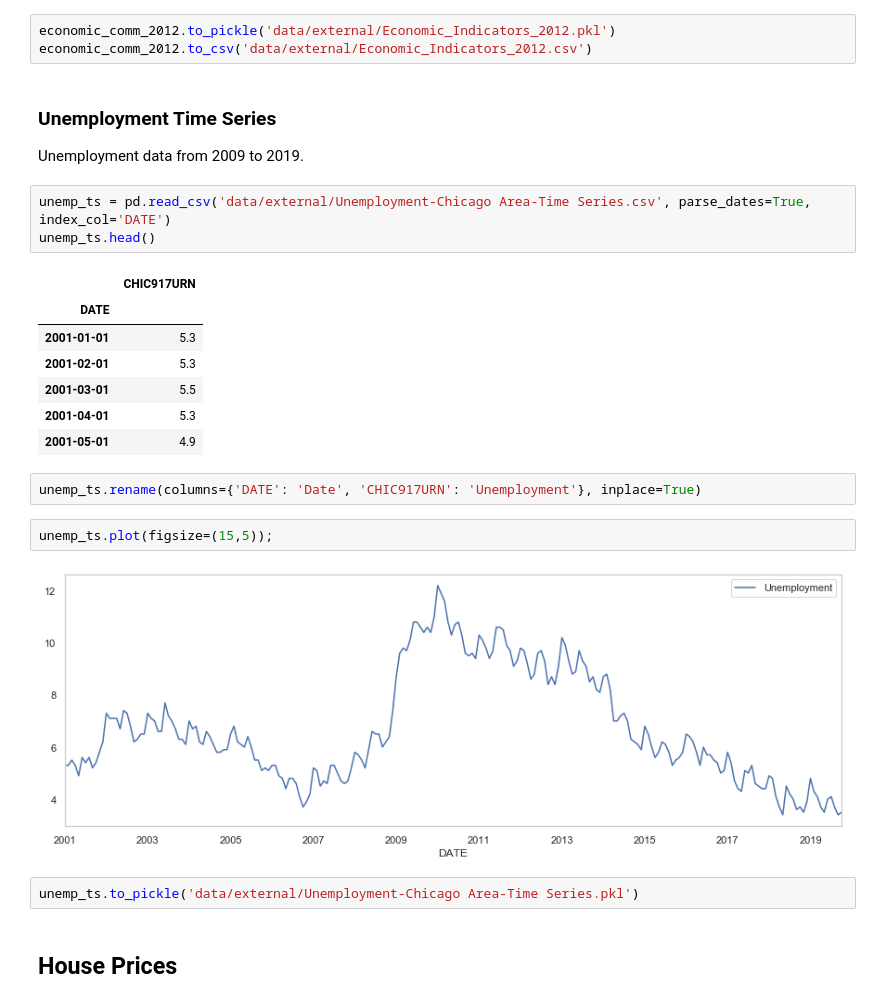
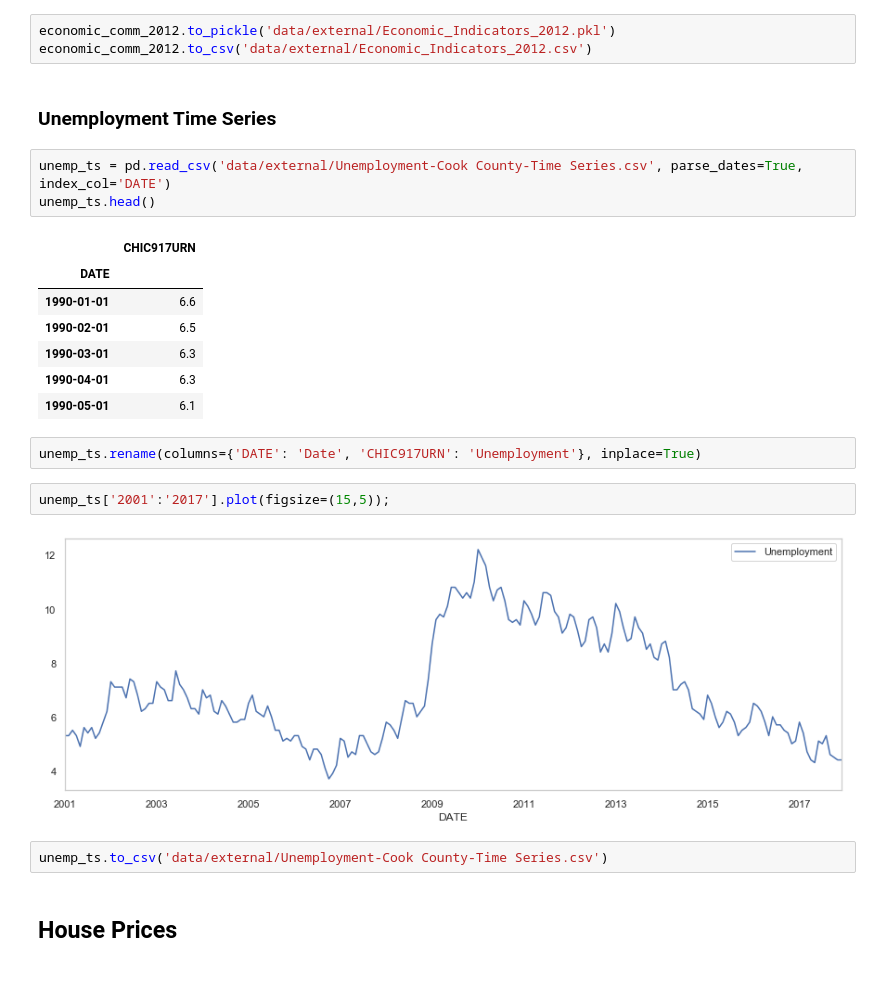
Before and after one commit to vbernardes/chicago-crime-dataviz, a Jupyter notebook: Process External Data.ipynb, the cells around one changed output. Drawn from its saved outputs; the diff is of its cells as text.

Commit message:
Update unemployment data to Cook County

```diff
--- a/Process External Data.ipynb
+++ b/Process External Data.ipynb
@@ -140,27 +140,25 @@ economic_comm_2012.to_pickle('data/external/Economic_Indicators_2012.pkl')
 economic_comm_2012.to_csv('data/external/Economic_Indicators_2012.csv')
 # %% [markdown]
 ### Unemployment Time Series
-
-Unemployment data from 2009 to 2019.
 # %%
-unemp_ts = pd.read_csv('data/external/Unemployment-Chicago Area-Time Series.csv', parse_dates=True, index_col='DATE')
+unemp_ts = pd.read_csv('data/external/Unemployment-Cook County-Time Series.csv', parse_dates=True, index_col='DATE')
 unemp_ts.head()
 # %% [output]
 |  | CHIC917URN |
 | DATE |  |
-| 2001-01-01 | 5.3 |
-| 2001-02-01 | 5.3 |
-| 2001-03-01 | 5.5 |
-| 2001-04-01 | 5.3 |
-| 2001-05-01 | 4.9 |
+| 1990-01-01 | 6.6 |
+| 1990-02-01 | 6.5 |
+| 1990-03-01 | 6.3 |
+| 1990-04-01 | 6.3 |
+| 1990-05-01 | 6.1 |
 # %%
 unemp_ts.rename(columns={'DATE': 'Date', 'CHIC917URN': 'Unemployment'}, inplace=True)
 # %%
-unemp_ts.plot(figsize=(15,5));
+unemp_ts['2001':'2017'].plot(figsize=(15,5));
 # %% [output]
-[figure, old version]
+[figure, new version]
 # %%
-unemp_ts.to_pickle('data/external/Unemployment-Chicago Area-Time Series.pkl')
+unemp_ts.to_csv('data/external/Unemployment-Cook County-Time Series.csv')
 # %% [markdown]
 ## House Prices
 # %% [markdown]
```
